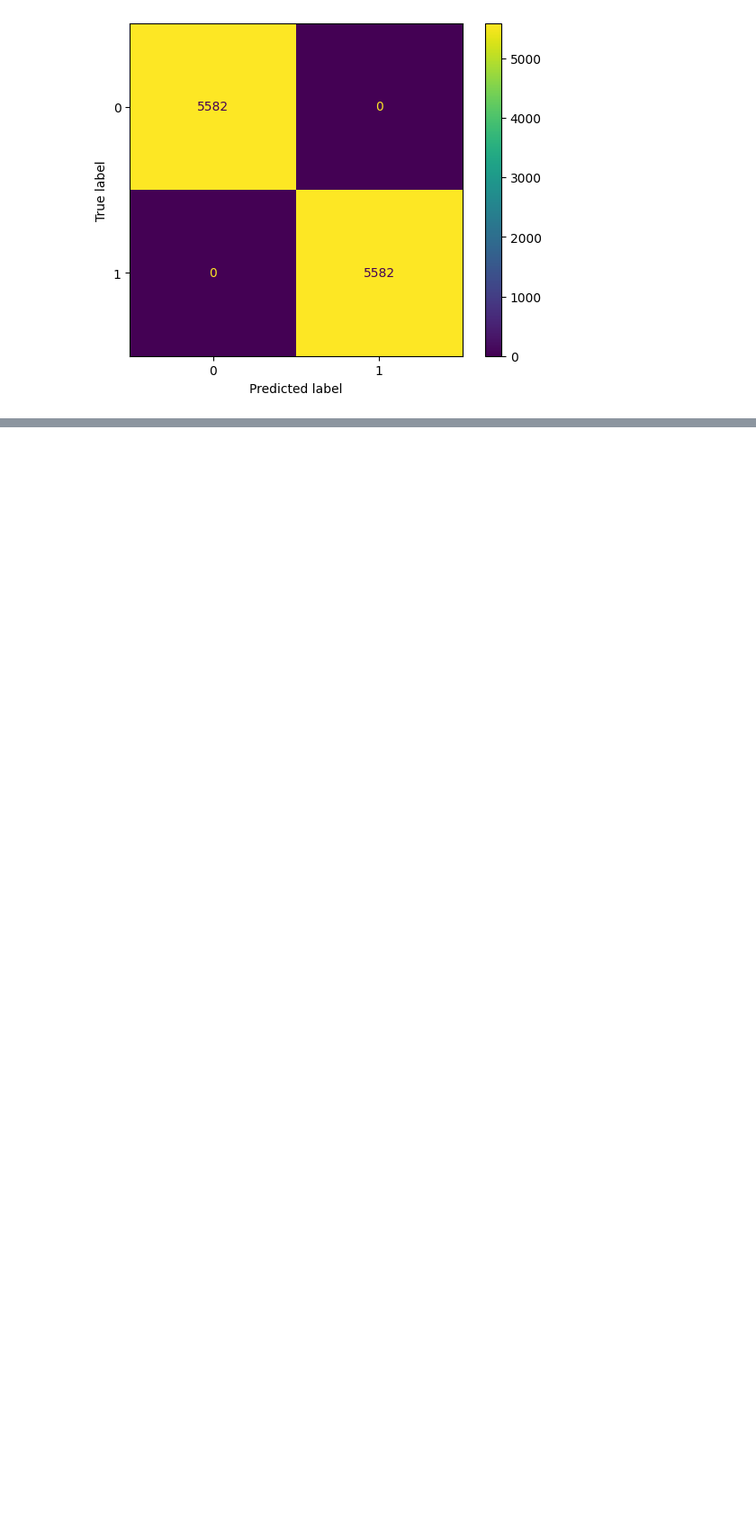
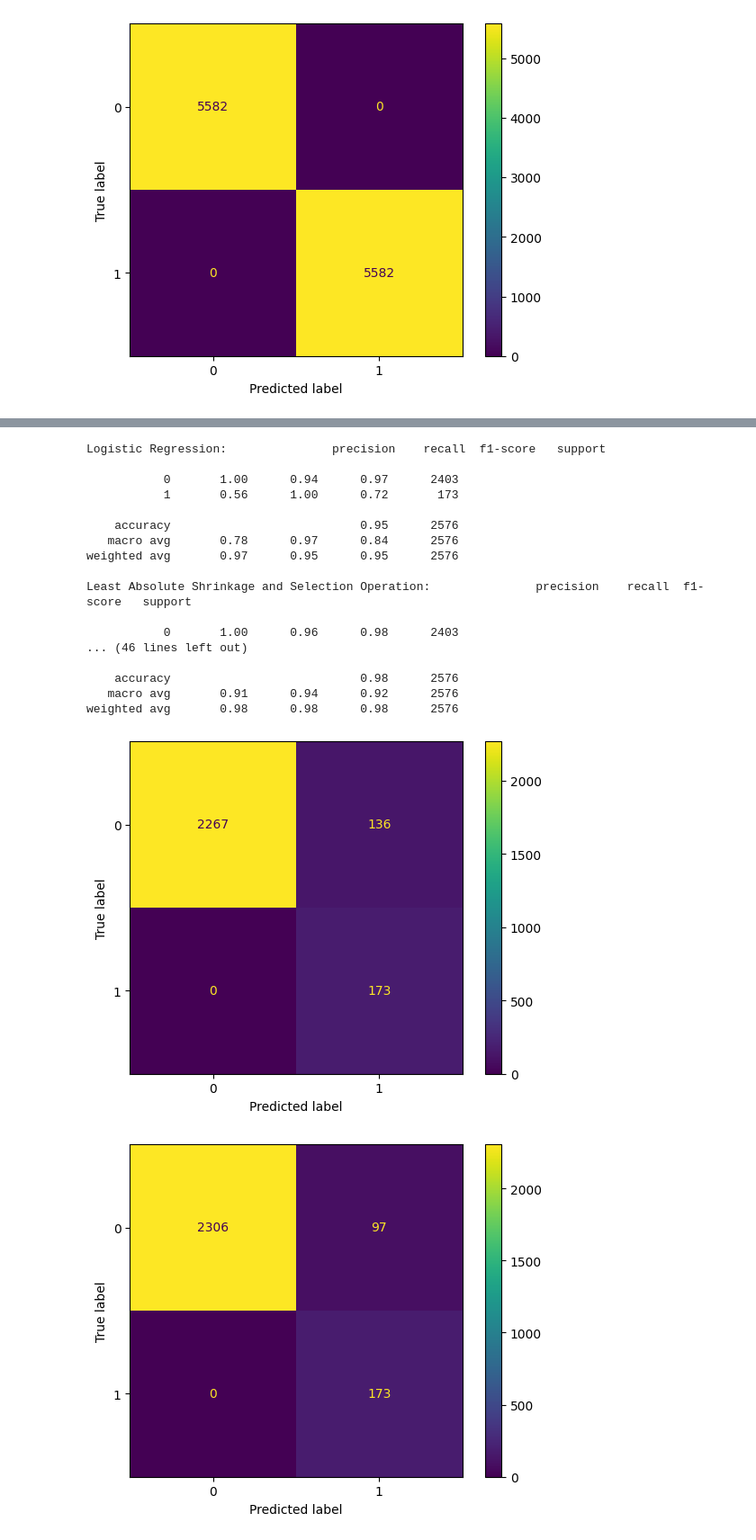
Before and after one commit to KomlaRD/machine_learning_dhs, a Jupyter notebook: ml_undernutrition.ipynb, the cells around one changed output, grey strips where cells are left out. Shown at 90% size. Saved outputs shown, nothing was run; the diff lists cells and outputs as text; code cells hidden in the pictures; blank space fills up the shorter version.

```diff
--- a/ml_undernutrition.ipynb
+++ b/ml_undernutrition.ipynb
@@ -1343,7 +1344,7 @@ Best score for RF: 0.9970441343355692
 Fitting 5 folds for each of 81 candidates, totalling 405 fits
 Best score for XGB: 0.9929238355267277
 # %%
-models_wr = [lr_wr, lasso_cv_w, lda_cv_w, rr_cv_w, svm_cv_w, rf_cv_w, xgb_cv_w]
+models_wr = [lr_wr, lasso_cv_wr, lda_cv_wr, rr_cv_wr, svm_cv_wr, rf_cv_wr, xgb_cv_wr]
 model_names_wr = ["Logistic Regression",
                  "Least Absolute Shrinkage and Selection Operation",
                  "Linear Discriminant Analysis",
@@ -1385,0 +1389,36 @@ weighted avg       1.00      1.00      1.00     11164
+# %%
+models_list_wr = [lr_wr, lasso_cv_wr, lda_cv_wr, rr_cv_wr, svm_cv_wr, rf_cv_wr, xgb_cv_wr]
+model_names_wr = ["Logistic Regression",
+                    "Least Absolute Shrinkage and Selection Operation",
+                    "Linear Discriminant Analysis",
+                    "Ridge Classifier",
+                    "Support Vector Machine",
+                    "Random Forest",
+                    "Extreme Gradient Boosting"]
+
+for model, name in zip(models_list_wr, model_names_wr):
+    y_test_pred_w = model.predict(X_test_w)
+    print(f"{name}: {classification_report(y_test_w, y_test_pred_w)}")
+    cm = confusion_matrix(y_test_w, y_test_pred_w)
+    disp = ConfusionMatrixDisplay(confusion_matrix=cm)
+    disp.plot()
+# %% [output]
+Logistic Regression:               precision    recall  f1-score   support
+
+           0       1.00      0.94      0.97      2403
+           1       0.56      1.00      0.72       173
+
+    accuracy                           0.95      2576
+   macro avg       0.78      0.97      0.84      2576
+weighted avg       0.97      0.95      0.95      2576
+
+Least Absolute Shrinkage and Selection Operation:               precision    recall  f1-score   support
+
+           0       1.00      0.96      0.98      2403
+... (46 lines left out)
+
+    accuracy                           0.98      2576
+   macro avg       0.91      0.94      0.92      2576
+weighted avg       0.98      0.98      0.98      2576
+[figure, added]
+[figure, added]
```
Also changed, not shown: parts of 12 cells of this notebook.
